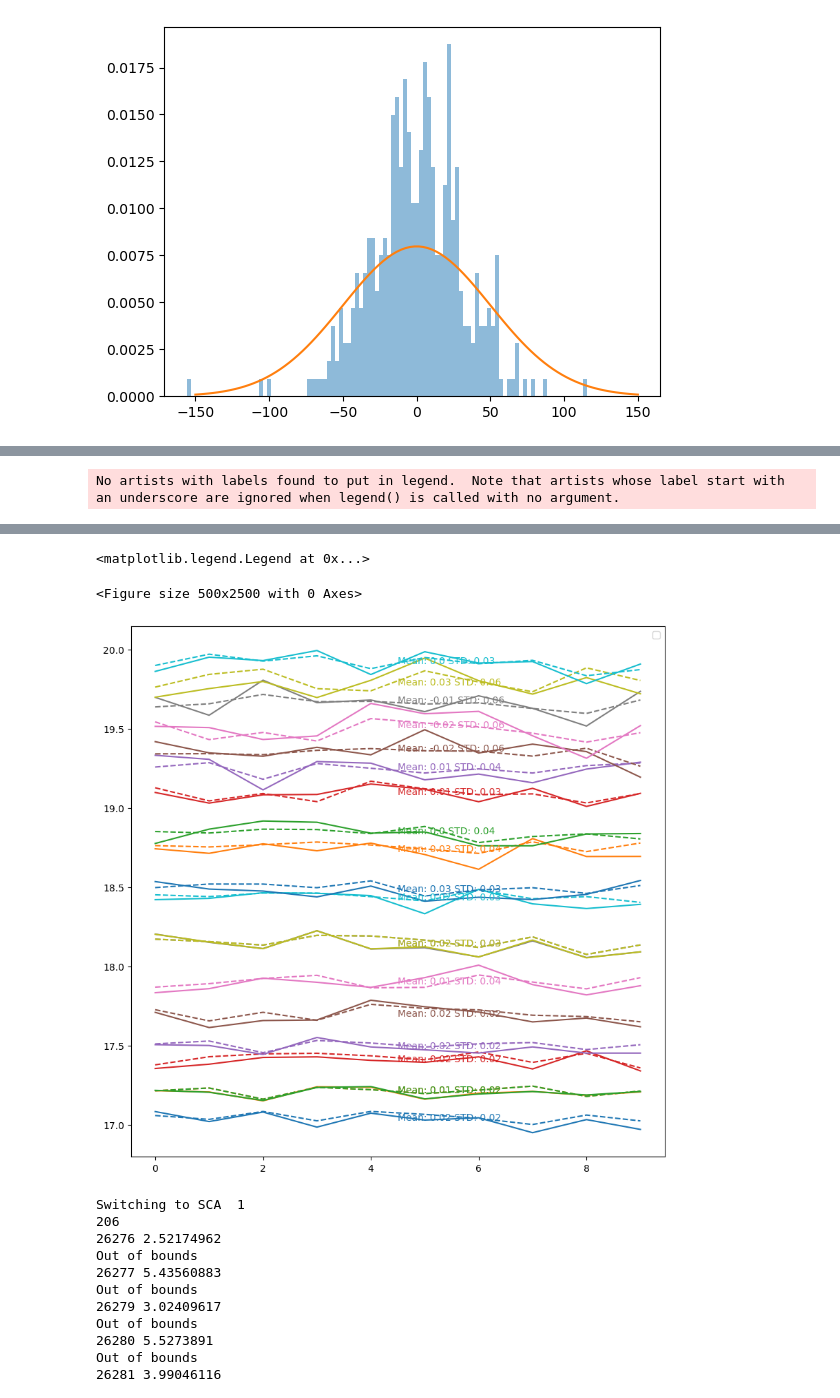
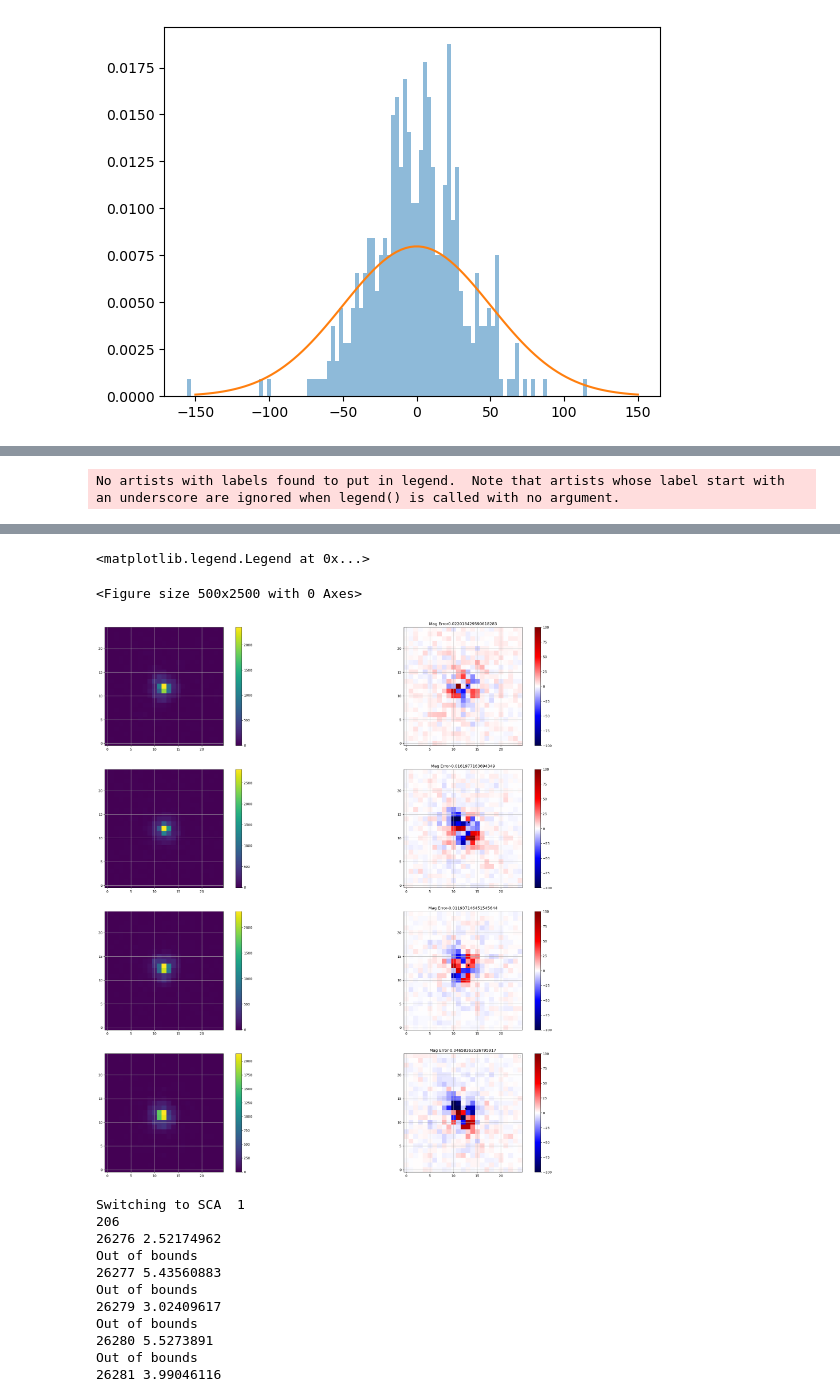
Before and after one commit to Roman-Supernova-PIT/campari, a Jupyter notebook: multiSMP_cleanslate.ipynb, the cells around one changed output, grey strips where cells are left out. Cells and saved outputs as stored; diff of their text form; code cells hidden in the pictures.

```diff
--- a/multiSMP_cleanslate.ipynb
+++ b/multiSMP_cleanslate.ipynb
@@ -61,5 +61,3 @@ Adapted from code by Pedro Bernardinelli
 '''
 
 from AllASPFuncs import *
-# %%
-images, im_wcs_list, cutout_wcs_list = simulateImages(10,5,7.541534306163982, -44.219205940734625, True, True, [10, 100, 1000, 10**4, 10**5], 0, False, 'F184', size=11)
@@ -73,0 +64,17 @@ np.save('images.npy', images)
+# %%
+config_file = './temp_tds.yaml'
+pointing = 662
+SCA = 11
+util_ref = roman_utils(config_file=config_file, visit = pointing, sca=SCA)
+stampsize = 11
+x =2000
+y = 2000
+x_center = 5
+y_center = 5
+a  = getPSF_Image(util_ref, stampsize, x=x, y=y,  x_center = x_center, y_center=y_center,include_photonOps=True).array
+b = getPSF_Image(util_ref, stampsize, x=x, y=y,  x_center = x_center, y_center=y_center,include_photonOps=True).array
+
+plt.figure(figsize=(10,5))
+plt.imshow((a-b).reshape(11,11)/a.reshape(11,11), vmin = -0.05, vmax = 0.05, cmap = 'seismic')
+plt.colorbar()
+plt.contour(a.reshape(11,11))
@@ -1078,7 +1090,7 @@ cat_star = cat.loc[cat['obj_type'] == 'star']
 IDs = []
 ras = []
 decs = []
-for i in np.linspace(4,7,20):
+for i in np.linspace(4,7,1):
     #print(i)
     #print(np.max(cat_star['mag']), np.min(cat_star['mag']))
     cat_close = cat_star.loc[np.isclose(cat_star['mag'], i, atol = 0.1)]
@@ -1091,7 +1103,7 @@ print(IDs)
 
 size = 25
 nbg = -1
-plt.figure(figsize = (10,10))
+plt.figure(figsize = (30,30))
 for i, ID in enumerate(IDs):
     ra = ras[i]
     dec = decs[i]
@@ -1115,8 +1127,10 @@ for i, ID in enumerate(IDs):
     realized_flux = []
     measured_flux = []
     zpts = []
+    k = 0
     for index, row in res.iterrows():
         print('-----------------------')
+
         p = row['Pointing']
         s = row['SCA']
         image = fits.open(roman_path + f'/RomanTDS/images/truth/{band}/{p}/Roman_TDS_truth_{band}_{p}_{s}.fits.gz')
@@ -1129,20 +1143,30 @@ for i, ID in enumerate(IDs):
         cutout = Cutout2D(image[0].data, SkyCoord(ra = ra*u.degree, dec = dec*u.degree), size, wcs = scawcs)
         cutoutwcs = galsim.AstropyWCS(wcs = cutout.wcs)
         x_center, y_center = cutoutwcs.toImage(ra, dec, units = 'deg')
+        #make a reference point
+        x_ref, y_ref = cutoutwcs.toImage(ra+1e-5, dec+1e-5, units = 'deg')
         psf = construct_psf_source(x, y, pointing, SCA, stampsize=25,  x_center = x_center, y_center = y_center)
         #fit the psf to the image
         im = cutout.data
-        #plt.subplot(1,2,1)
-        #plt.imshow(im.reshape(25,25), origin = 'lower')
-        #plt.grid('True')
-        #plt.subplot(1,2,2)
-        #plt.imshow(psf.reshape(25,25), origin = 'lower')
-        #plt.grid('True')
+        plt.subplot(4,2,2*k+1)
+        plt.imshow(im.reshape(25,25), origin = 'lower')
+        plt.grid('True')
+        plt.colorbar()
+        plt.subplot(4,2,2*k + 2)
+        k+=1
+        plt.grid('True')
         im = im.flatten()
-        #plt.hist(im, bins = 100)
+        #im -= image[1].header['SKY_MEAN']
         psf = psf.flatten()
         psf = psf.reshape(-1,1)
         lsqr = sp.linalg.lsqr(psf, im, atol = 1e-12, btol = 1e-12, iter_lim=300000, conlim = 1e10)
+        plt.imshow(im.reshape(25,25) - psf.reshape(25,25) * lsqr[0][0], origin = 'lower', cmap = 'seismic', vmax = 100, vmin = -100)
+
+
+        plt.colorbar()
+        plt.scatter(x_ref, y_ref, color = 'k', marker = '*')
+
+        #plt.contour(psf.reshape(25,25) * lsqr[0][0], levels = 10)
         cat = pd.read_csv(roman_path+f'/RomanTDS/truth/{band}/{p}/Roman_TDS_index_{band}_{p}_{s}.txt',\
                                 sep="\s+", skiprows = 1,
                                 names = ['object_id', 'ra', 'dec', 'x', 'y', 'realized_flux', 'flux', 'mag', 'obj_type'])
@@ -1165,14 +1189,14 @@ for i, ID in enumerate(IDs):
         print('realized flux', cat['realized_flux'])
         print('measured flux', lsqr[0])
 
+
         realized_flux.append(cat['realized_flux'].values[0])
         measured_flux.append(lsqr[0][0])
-        #psf = psf.reshape(-1)
-        #plt.imshow((im - lsqr[0]*psf).reshape(25,25), origin = 'lower', cmap = 'seismic', vmin = -80, vmax =80)
-        #plt.colorbar()
-        if len(realized_flux) == 10:
+        plt.title('Mag Error' + str(-2.5 * np.log10(lsqr[0][0])- -2.5*np.log10(cat['realized_flux'].values[0])) )
+
+        if len(realized_flux) == 4:
             break
-
+    '''
     std = np.std(-2.5*np.log10(np.array(realized_flux)) - (-2.5*np.log10(np.array(measured_flux))))
     mean = np.mean(-2.5*np.log10(np.array(realized_flux)) - (-2.5*np.log10(np.array(measured_flux))))
     print('STD:', std)
@@ -1183,33 +1207,10 @@ for i, ID in enumerate(IDs):
     plt.plot(-2.5*np.log10(np.array(realized_flux)) + np.array(zpts), color = 'C' + str(i), ls = '--')
     plt.plot(-2.5*np.log10(np.array(measured_flux)) + np.array(zpts), color = 'C' + str(i))
     plt.text(4.5, np.mean(-2.5*np.log10(np.array(measured_flux)) + np.array(zpts)), 'Mean: ' + str(np.round(mean,2)) + ' STD: ' + str(np.round(std,2)), color = 'C' + str(i))
+    '''
 
 
 
 
-    '''
-    test = MultiDetection(ra, dec, p, s, band, start, end, peak, snid = ID, sigma_gaus = 0)
-    test.runPhotometry(background = False, err = False, n_grid = nbg, maxbg = 0, maxdet = 10, roman_path = roman_path, \
-                  pointing_list = None, SCA_list = None, bare_bones = False, precise = True, size = size)
-    realized_flux = test.exposures[test.exposures['DETECTED']]['realized flux']
-    truths = -2.5 * np.log10(realized_flux) + test.exposures['zeropoint'][-1]
-    residuals = truths - test.mag
-    plt.subplot(5,1,i+1)
-    plt.plot(residuals, marker = 'o', label = 'realized residual :'+str(test.exposures['true mag'][0]))
-    truths = test.exposures[test.exposures['DETECTED']]['true mag']
-    residuals = truths - test.mag
-    plt.plot(residuals, marker = 'o', label = 'true residual  :'+str(test.exposures['true mag'][0]))
-    print('BIAS:', np.mean(residuals))
-    #RMS of residuals
-    print('RMS:', np.sqrt(np.mean(residuals**2) / np.size(residuals)))
-    plt.plot(np.zeros(np.size(residuals)), label = 'Zeroline', color = 'k', ls = '--')
-    plt.plot(np.zeros(np.size(residuals))+0.01, color = 'k', ls = '--')
-    plt.plot(np.zeros(np.size(residuals))-0.01, color = 'k', ls = '--')
-    plt.legend()
-
-
-
-plt.show()
-'''
 plt.legend()
 # %% [output]
@@ -1243,6 +1239,6 @@ Realized: [1130.0, 1165.0, 1146.0, 1123.0, 1235.0, 1145.0, 1181.0, 1194.0, 1230.
 <matplotlib.legend.Legend at 0x...>
 <Figure size 500x2500 with 0 Axes>
-[figure, old version]
+[figure, new version]
 # %%
 sn_path = '/cwork/mat90/RomanDESC_sims_2024/roman_rubin_cats_v1.1.2_faint/'
 plt.figure(figsize = (7,7))
```
Also changed, not shown: parts of 4 cells of this notebook, 2 other files.
